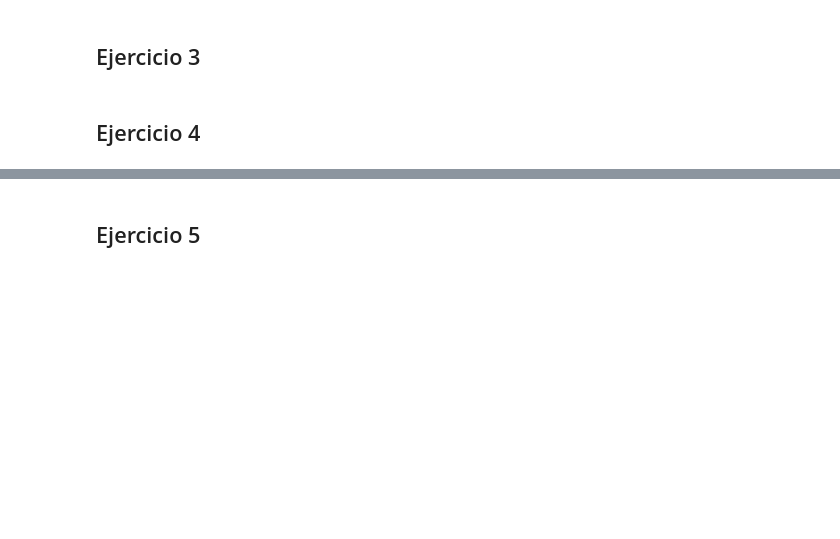
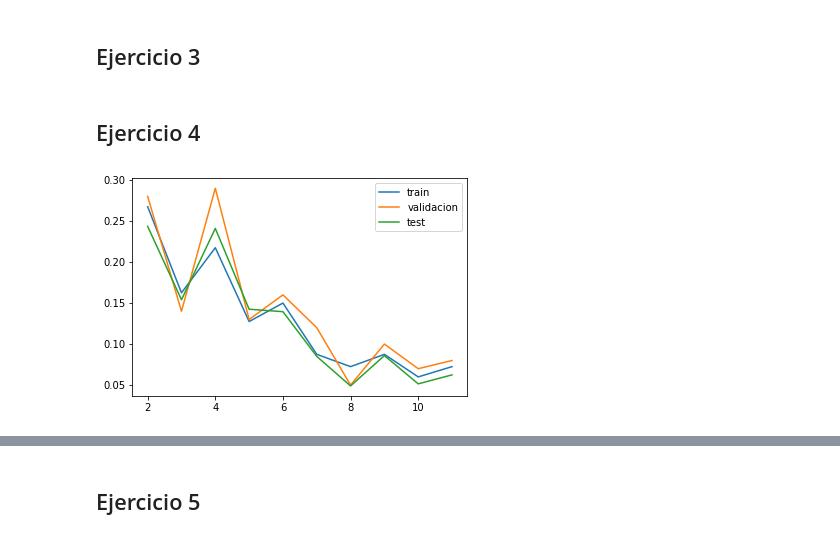
Before and after one commit to natimellino/IAA, a Jupyter notebook: TP3/tp3.ipynb, the cells around one changed output, grey strips where cells are left out. Saved outputs shown, nothing was run; the diff lists cells and outputs as text; code cells hidden in the pictures; blank space fills up the shorter version.

```diff
--- a/TP3/tp3.ipynb
+++ b/TP3/tp3.ipynb
@@ -250,7 +250,3 @@ Text(0.5, 1.0, 'Espirales con redes')
 [figure]
 # %% [markdown]
 ## Ejercicio 3
-# %%
-def discretizar(train, val, test, disc, clf, nbins):
-    pass
-    # return nbins, disc, clf optimo
@@ -257,2 +289,37 @@ def discretizar(train, val, test, disc, clf, nbins):
 # %% [markdown]
 ## Ejercicio 4
+# %%
+def ej4_get_data():
+    cols = ['x', 'y', 'Class']
+    train = pd.read_csv('datasets/dos_elipses.data', names=cols)
+    train_data = train.sample(500)
+
+    X_train, X_val, y_train, y_val = train_test_split(
+        train_data.loc[ : , ['x', 'y'] ],
+        train_data.loc[ : , ['Class'] ],
+        test_size=0.2,
+        random_state=0
+    )
+
+    test_data = pd.read_csv('datasets/dos_elipses.test', names=cols)
+
+    return X_train, y_train, X_val, y_val, \
+           test_data.loc[ : ,  ['x', 'y']],  \
+           test_data.loc[ : ,  ['Class']]
+# %%
+def ej4_elipses():
+    X_train, y_train, X_val, y_val, X_test, y_test = ej4_get_data()
+    bins = list(range(2, 12))
+    et, ev, ett, bb, bdisc, bclf = discretizar(X_train, y_train, X_val, y_val, X_test, y_test, bins)
+
+    plt.plot(bins, et, label='train')
+    plt.plot(bins, ev, label='validacion')
+    plt.plot(bins, ett, label='test')
+    plt.legend()
+
+    return X_test, y_test, bb, bdisc, bclf
+# %%
+# Graficamos los errores para el problema de las elipses
+X_test, y_test, best_bin, best_disc, best_clf = ej4_elipses()
+# %% [output]
+[figure, added]
```
Also changed, not shown: parts of 2 cells of this notebook, 2 other files.
